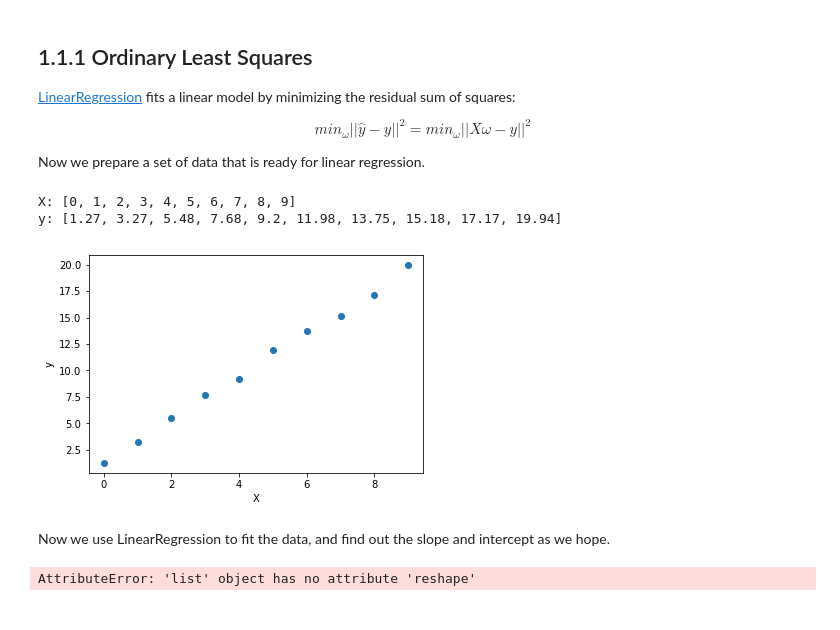
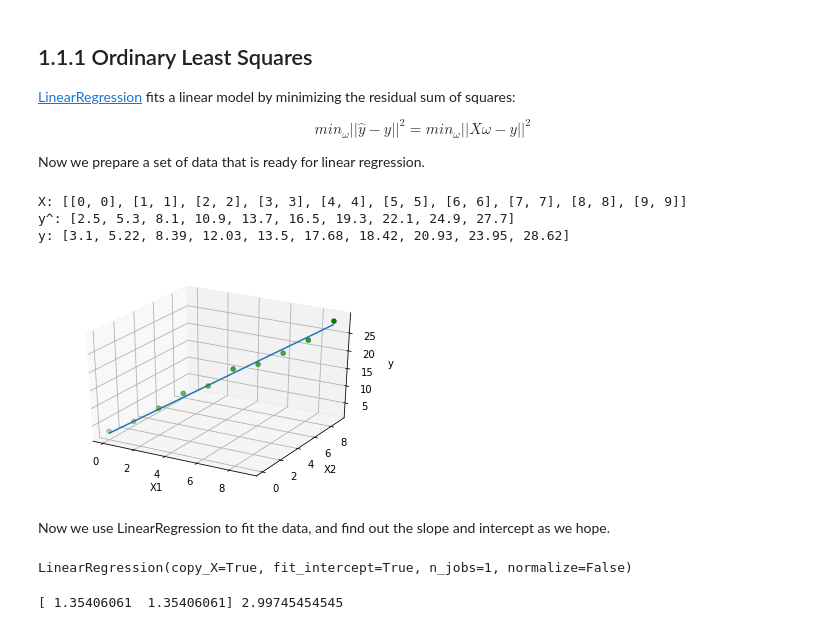
Before and after one commit to josephchenhk/Quant-Kits, a Jupyter notebook: sklearn/1.1 Generalized_Linear_Models/generalized_linear_models.ipynb, the cells around one changed output. Drawn from its saved outputs; the diff is of its cells as text; code cells hidden in the pictures.

```diff
--- a/sklearn/1.1 Generalized_Linear_Models/generalized_linear_models.ipynb
+++ b/sklearn/1.1 Generalized_Linear_Models/generalized_linear_models.ipynb
@@ -14,28 +14,54 @@ Our target is to find the values of vector $\omega=(\omega_0,\omega_1,...,\omega
 $$min_{\omega}||\hat{y}-y||^2=min_{\omega}||X\omega-y||^2$$
 
 Now we prepare a set of data that is ready for linear regression.
-# %%
-import random
-import matplotlib.pyplot as plt
-slope = 2.0
-intercept = 1.5
-X = list(range(10))
-y = [round(slope*x+random.random()-0.5+intercept,2) for x in X]
-print("X: {}".format(X))
-print("y: {}".format(y))
-plt.plot(X,y,linestyle='None',marker="o")
-plt.xlabel("X")
-plt.ylabel("y")
-plt.show()
-# %% [output]
-X: [0, 1, 2, 3, 4, 5, 6, 7, 8, 9]
-y: [1.27, 3.27, 5.48, 7.68, 9.2, 11.98, 13.75, 15.18, 17.17, 19.94]
-[figure, removed]
+# %%
+import random
+num_data = 10
+slope1 = 2.0
+slope2 = 0.8
+intercept = 2.5
+X = [[x,x] for x in range(num_data)]
+y = list(range(num_data))
+y_hat = list(range(num_data))
+for n in range(len(X)):
+    x1 = X[n][0]
+    x2 = X[n][1]
+    y_hat[n] = slope1*x1 + slope2*x2 + intercept
+    y[n] = y_hat[n] + 3*(random.random() - 0.5) # add some noice
+    y_hat[n] = round(y_hat[n],2)
+    y[n] = round(y[n],2)
+
+print("X: {}".format(X))
+print("y^: {}".format(y_hat))
+print("y: {}".format(y))
+# %% [output]
+X: [[0, 0], [1, 1], [2, 2], [3, 3], [4, 4], [5, 5], [6, 6], [7, 7], [8, 8], [9, 9]]
+y^: [2.5, 5.3, 8.1, 10.9, 13.7, 16.5, 19.3, 22.1, 24.9, 27.7]
+y: [3.1, 5.22, 8.39, 12.03, 13.5, 17.68, 18.42, 20.93, 23.95, 28.62]
+# %%
+import matplotlib.pyplot as plt
+from mpl_toolkits.mplot3d import axes3d
+fig = plt.figure()
+ax = fig.add_subplot(111, projection='3d')
+X1 = [x[0] for x in X]
+X2 = [x[1] for x in X]
+ax.plot_wireframe(X1,X2,y_hat)
+ax.scatter(X1,X2,y,c="g")
+ax.set_xlabel('X1')
+ax.set_ylabel('X2')
+ax.set_zlabel('y')
+plt.show()
+# %% [output]
+[figure, added]
 # %% [markdown]
 Now we use LinearRegression to fit the data, and find out the slope and intercept as we hope.
 # %%
 from sklearn import linear_model
 reg = linear_model.LinearRegression()
-reg.fit (X.reshape(-1,1), y)
+reg.fit (X, y)
 # %% [output]
-AttributeError: 'list' object has no attribute 'reshape'
+LinearRegression(copy_X=True, fit_intercept=True, n_jobs=1, normalize=False)
+# %%
+print(reg.coef_, reg.intercept_)
+# %% [output]
+[ 1.35406061  1.35406061] 2.99745454545
```
